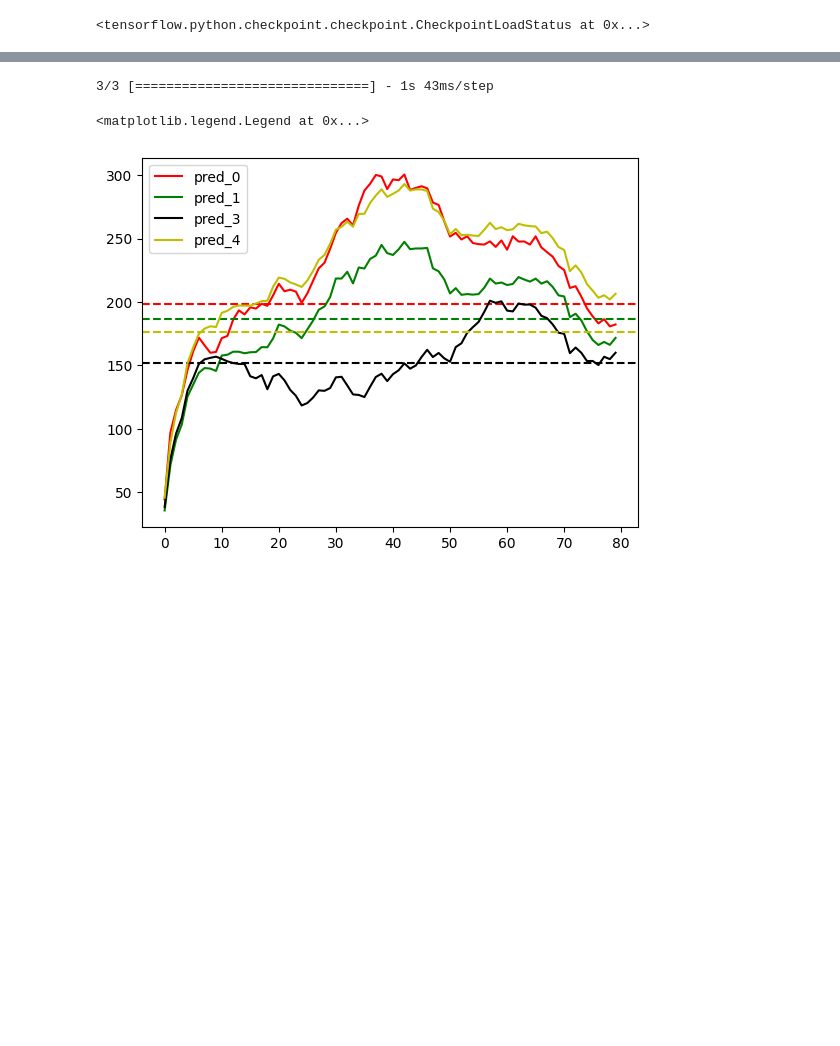
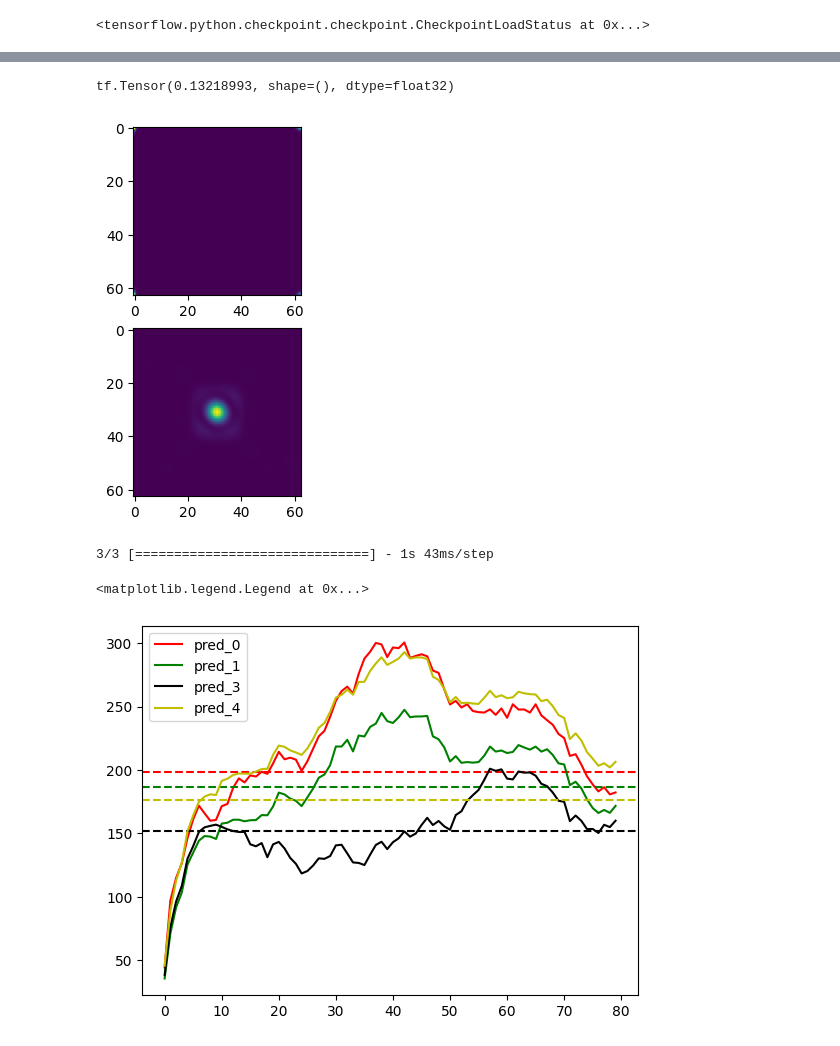
Before and after one commit to yemsnucleus/NEGFC, a Jupyter notebook: results.ipynb, the cells around one changed output, grey strips where cells are left out. Cells and saved outputs as stored; diff of their text form; code cells hidden in the pictures; blank space fills up the shorter version.

```diff
--- a/results.ipynb
+++ b/results.ipynb
@@ -22,8 +21,7 @@ os.environ["CUDA_VISIBLE_DEVICES"] = "-1"
 The autoreload extension is already loaded. To reload it, use:
   %reload_ext autoreload
 # %%
-dataset = 'f_dhtau_low'
-test_ds = load_records('./data/records/{}/fold_0/test'.format(dataset))
+test_ds = load_records('./data/records/psf/fold_0/test.record')
 # %%
 import pandas as pd
 import os
@@ -59,12 +59,11 @@ plt.show()
 # %%
-window_size = 50
-model = create_model(window_size=window_size)
-model.load_weights('./logs/test_{}/weigths'.format(dataset))
+model = create_autoencoder((63,63,1))
+model.load_weights('./logs/test/Karen/weigths')
 # %% [output]
 <tensorflow.python.checkpoint.checkpoint.CheckpointLoadStatus at 0x...>
 # %%
 optimizer = Adam(1e-3)
-model.compile(loss_fn=reduce_std)
+model.compile(loss_fn=shift_and_rmse)
 # %%
 # model.summary()
 # %%
@@ -75,3 +74,17 @@ model.evaluate(test_ds)
+# %%
+for x, y in test_ds:
+
+    y_pred = model(x)
+
+    fig, axes = plt.subplots(2, 1)
+    r = tf.reduce_sum(tf.pow(y_pred - y, 2))
+    print(r)
+    axes[0].imshow(y_pred[1])
+    axes[1].imshow(y[1])
+    break
+# %% [output]
+tf.Tensor(0.13218993, shape=(), dtype=float32)
+[figure, added]
 # %%
 flux_pred = model.predict(test_ds)
 # %% [output]
```
Also changed, not shown: parts of 3 cells of this notebook, 3 other files.
